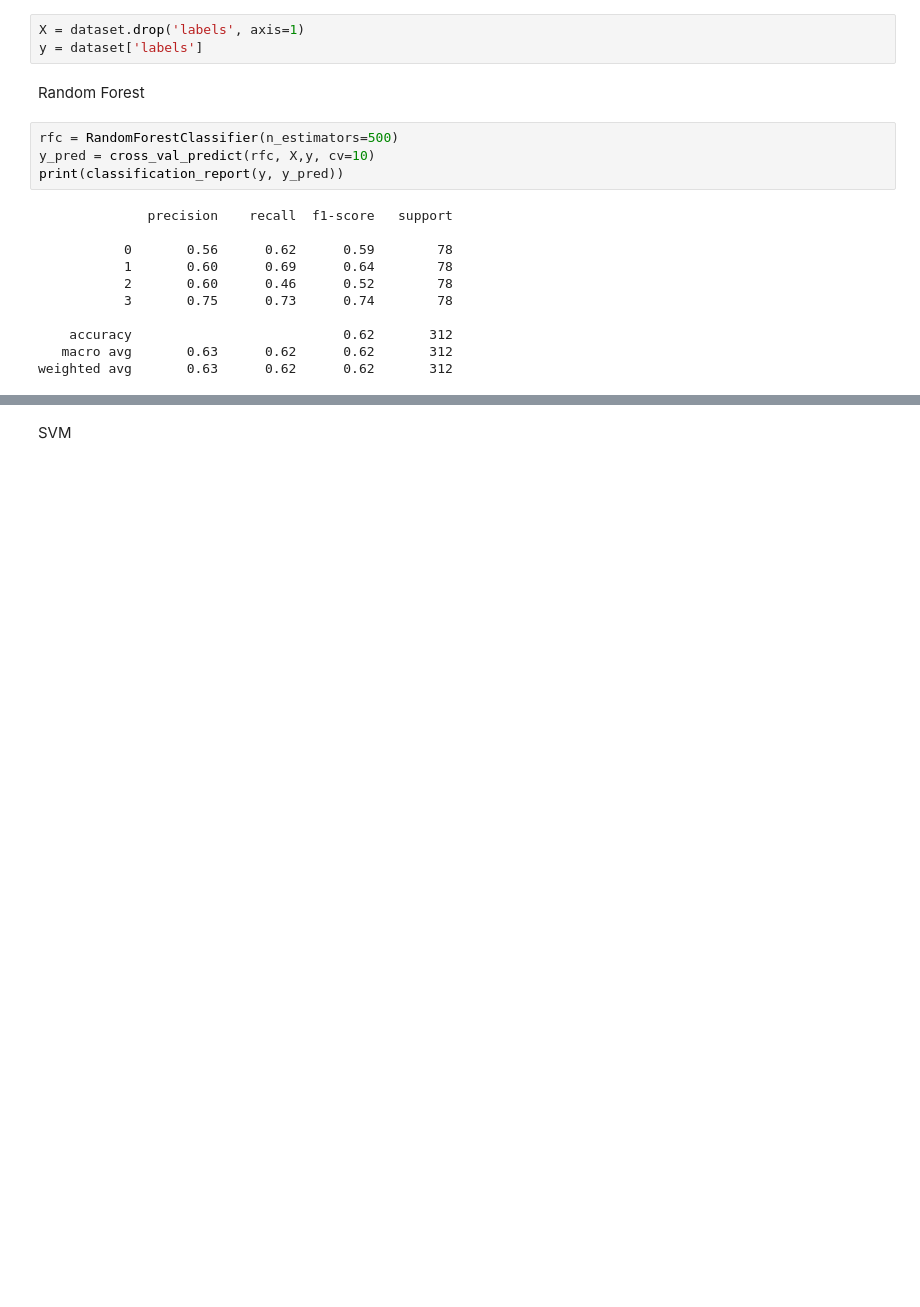
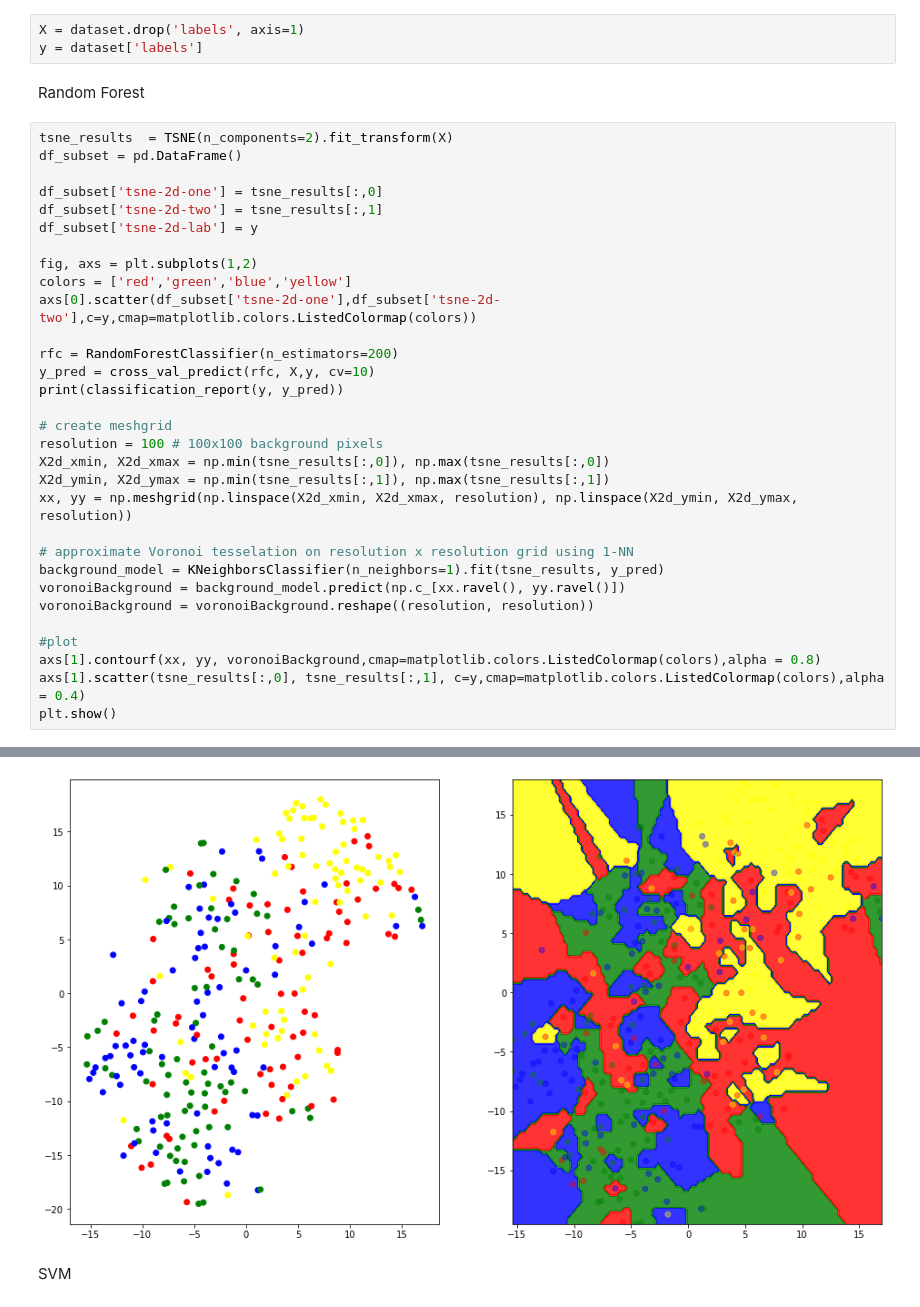
Before and after one commit to tomjefferis/CO620-Emotion-Detection-, a Jupyter notebook: mlDataTesting.ipynb, the cells around one changed output, grey strips where cells are left out. Saved outputs shown, nothing was run; the diff lists cells and outputs as text; blank space fills up the shorter version.

```diff
--- a/mlDataTesting.ipynb
+++ b/mlDataTesting.ipynb
@@ -66,18 +82,35 @@ X = dataset.drop('labels', axis=1)
 y = dataset['labels']
 # %% [markdown]
 Random Forest
-# %%
-rfc = RandomForestClassifier(n_estimators=500)
-y_pred = cross_val_predict(rfc, X,y, cv=10)
-print(classification_report(y, y_pred))
-# %% [output]
-              precision    recall  f1-score   support
-
-           0       0.56      0.62      0.59        78
-           1       0.60      0.69      0.64        78
-           2       0.60      0.46      0.52        78
-           3       0.75      0.73      0.74        78
-
-    accuracy                           0.62       312
-   macro avg       0.63      0.62      0.62       312
-weighted avg       0.63      0.62      0.62       312
+# %%
+tsne_results  = TSNE(n_components=2).fit_transform(X)
+df_subset = pd.DataFrame()
+
+df_subset['tsne-2d-one'] = tsne_results[:,0]
+df_subset['tsne-2d-two'] = tsne_results[:,1]
+df_subset['tsne-2d-lab'] = y
+
+fig, axs = plt.subplots(1,2)
+colors = ['red','green','blue','yellow']
+axs[0].scatter(df_subset['tsne-2d-one'],df_subset['tsne-2d-two'],c=y,cmap=matplotlib.colors.ListedColormap(colors))
+
+rfc = RandomForestClassifier(n_estimators=200)
+y_pred = cross_val_predict(rfc, X,y, cv=10)
+print(classification_report(y, y_pred))
+
+# create meshgrid
+resolution = 100 # 100x100 background pixels
+X2d_xmin, X2d_xmax = np.min(tsne_results[:,0]), np.max(tsne_results[:,0])
+X2d_ymin, X2d_ymax = np.min(tsne_results[:,1]), np.max(tsne_results[:,1])
+xx, yy = np.meshgrid(np.linspace(X2d_xmin, X2d_xmax, resolution), np.linspace(X2d_ymin, X2d_ymax, resolution))
+
+# approximate Voronoi tesselation on resolution x resolution grid using 1-NN
+background_model = KNeighborsClassifier(n_neighbors=1).fit(tsne_results, y_pred)
+voronoiBackground = background_model.predict(np.c_[xx.ravel(), yy.ravel()])
+voronoiBackground = voronoiBackground.reshape((resolution, resolution))
+
+#plot
+axs[1].contourf(xx, yy, voronoiBackground,cmap=matplotlib.colors.ListedColormap(colors),alpha = 0.8)
+axs[1].scatter(tsne_results[:,0], tsne_results[:,1], c=y,cmap=matplotlib.colors.ListedColormap(colors),alpha = 0.4)
+plt.show()
+# %% [output]
@@ -84,3 +127,4 @@ weighted avg       0.63      0.62      0.62       312
+[figure, added]
 # %% [markdown]
 SVM
 # %%
```
Also changed, not shown: parts of 11 cells of this notebook, 19 other files.
